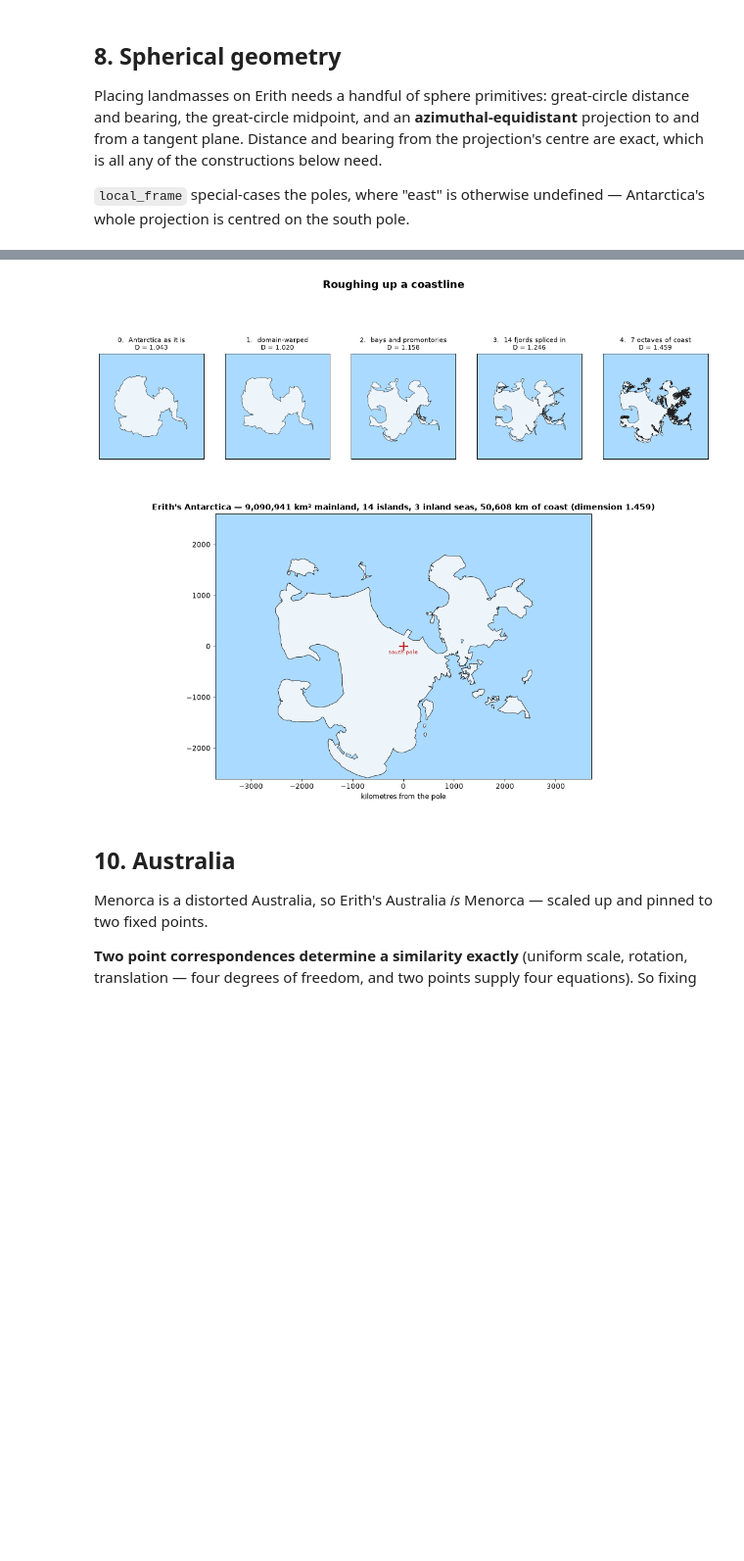
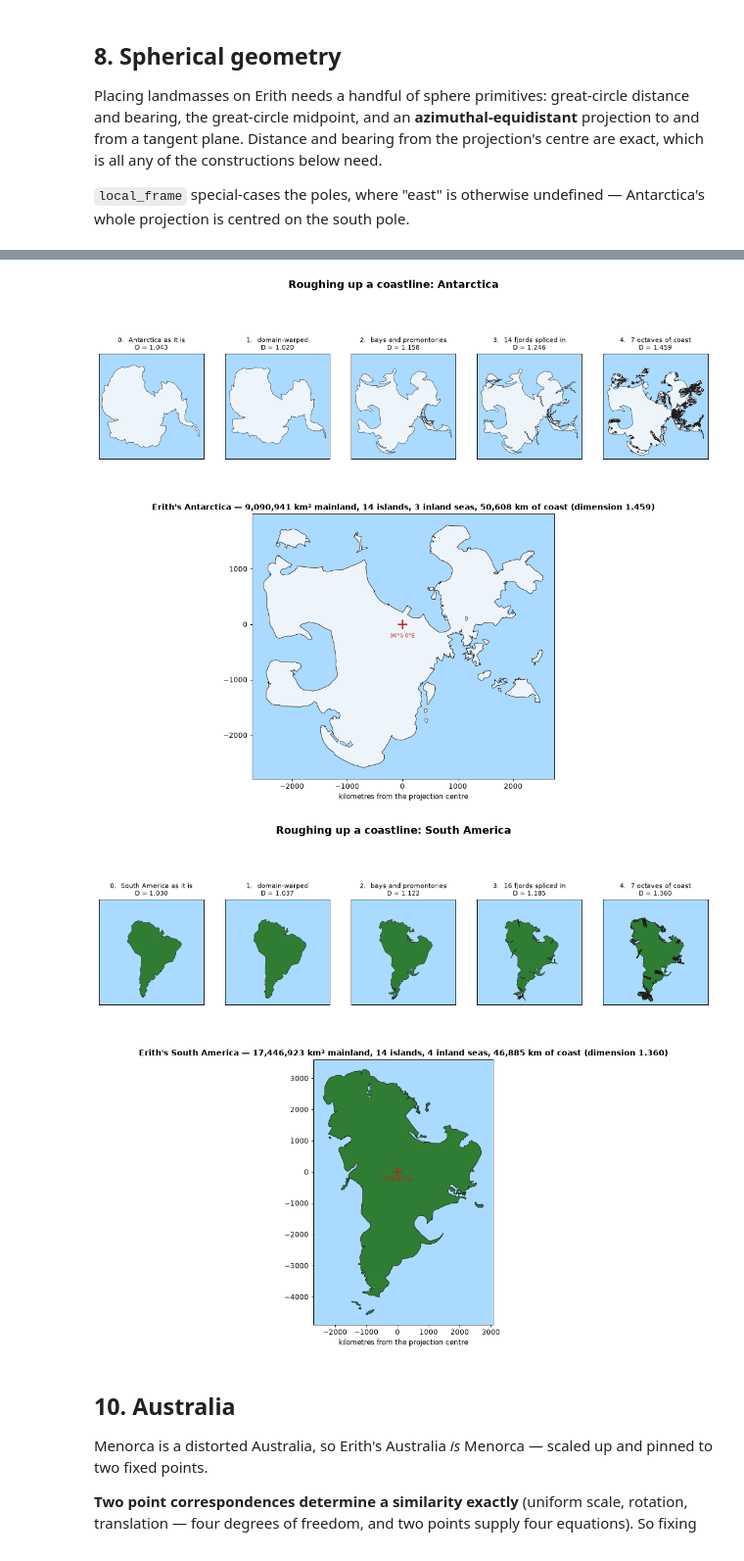
Before and after one commit to pmcray/erith, a Jupyter notebook: erith.ipynb, the cells around one changed output, grey strips where cells are left out. Shown at 98% size. Drawn from its saved outputs; the diff is of its cells as text; code cells hidden in the pictures; blank space fills up the shorter version.

```diff
--- a/erith.ipynb
+++ b/erith.ipynb
@@ -1526,5 +1538,6 @@ Africa) to 1.25 (Britain, Norway); this one is deliberately pushed past that.
 # %%
-ANTARCTICA = np.array([(2496, -1616), (2510, -1489), (2497, -1363),
+ANTARCTICA_BASE = dict(
+    centre=(0.0, -90.0), ring=np.array([(2496, -1616), (2510, -1489), (2497, -1363),
     (2483, -1259), (2443, -1193), (2410, -1114), (2362, -1028), (2352, -983),
     (2268, -961), (2163, -905), (2116, -830), (1983, -814), (1851, -788),
     (1757, -699), (1757, -567), (1754, -443), (1791, -372), (1844, -309),
@@ -1575,7 +1588,7 @@ ANTARCTICA = np.array([(2496, -1616), (2510, -1489), (2497, -1363),
     (1872, -1015), (1938, -1028), (2063, -1043), (2143, -1080),
     (2173, -1011), (2239, -1016), (2312, -1084), (2351, -1158),
     (2325, -1204), (2319, -1275), (2339, -1270), (2424, -1281),
-    (2450, -1379), (2431, -1462), (2481, -1544)])
+    (2450, -1379), (2431, -1462), (2481, -1544)]))
 
 
 def ring_area(xy):
@@ -1808,46 +1911,58 @@ Antarctica: mainland 9,090,941 km^2, 14 islands, 3 inland seas
 # %%
-def plot_antarctica(mass):
+def plot_fractal_landmass(mass):
     """The roughening, stage by stage, and the continent it produces."""
+    lim = 1.06 * max(np.abs(np.vstack(mass["land"])).max(),
+                     np.abs(np.vstack([s[1] for s in mass["stages"]])).max())
     stages = mass["stages"]
     fig = plt.figure(figsize=(16, 12))
     gs = fig.add_gridspec(2, len(stages), height_ratios=[0.62, 1.0], hspace=0.12)
-    lim = 3700
 
     for i, (title, ring) in enumerate(stages):
         ax = fig.add_subplot(gs[0, i])
         ax.set_facecolor(SEA_BLUE)
         ax.fill(ring[:, 0], ring[:, 1], facecolor=mass["colour"],
                 edgecolor="#1d1d1d", lw=0.5)
         ax.set(xlim=(-lim, lim), ylim=(-lim, lim), xticks=[], yticks=[])
         ax.set_aspect("equal")
         ax.set_title(f"{i}.  {title}\nD = {box_dimension(ring):.3f}", fontsize=9)
 
     ax = fig.add_subplot(gs[1, :])
     ax.set_facecolor(SEA_BLUE)
     for ring in mass["land"]:
         ax.fill(ring[:, 0], ring[:, 1], facecolor=mass["colour"],
                 edgecolor="#1d1d1d", lw=0.7, zorder=3)
     for ring in mass["water"]:
         ax.fill(ring[:, 0], ring[:, 1], facecolor=SEA_BLUE,
                 edgecolor="#1d1d1d", lw=0.5, zorder=4)
+    lon, lat = mass["crs_centre"]
     ax.plot([0], [0], marker="+", color="#c02020", ms=13, mew=2, zorder=6)
-    ax.text(0, -150, "south pole", color="#c02020", ha="center", fontsize=8, zorder=6)
+    ax.text(0, -160, f"{abs(lat):.0f}°{'S' if lat < 0 else 'N'} "
+                     f"{abs(lon):.0f}°{'W' if lon < 0 else 'E'}",
+            color="#c02020", ha="center", va="top", fontsize=8, zorder=6)
     st = mass["stats"]
-    ax.set(xlim=(-lim, lim), ylim=(-2600, 2600),
-           xlabel="kilometres from the pole")
+    # The stage strip is framed symmetrically so the panels compare; the main
+    # panel follows the continent, which may be nothing like square.
+    span = np.vstack(mass["land"])
+    pad = 0.04 * max(np.ptp(span[:, 0]), np.ptp(span[:, 1]))
+    ax.set(xlim=(span[:, 0].min() - pad, span[:, 0].max() + pad),
+           ylim=(span[:, 1].min() - pad, span[:, 1].max() + pad),
+           xlabel="kilometres from the projection centre")
     ax.set_aspect("equal")
-    ax.set_title(f"Erith's Antarctica — {st['mainland_km2']:,.0f} km² mainland, "
+    ax.set_title(f"Erith's {mass['name']} — {st['mainland_km2']:,.0f} km² mainland, "
                  f"{st['islands']} islands, {st['inland_seas']} inland seas, "
                  f"{st['coast_km']:,.0f} km of coast (dimension {st['dimension']:.3f})",
                  fontsize=12, fontweight="bold")
-    fig.suptitle("Roughing up a coastline", fontsize=15, fontweight="bold", y=0.955)
+    fig.suptitle(f"Roughing up a coastline: {mass['name']}",
+                 fontsize=15, fontweight="bold", y=0.955)
     return fig
 
 
-plot_antarctica(ANTARCTICA_MASS)
-plt.show()
+for mass in FRACTAL.values():
+    plot_fractal_landmass(mass)
+    plt.show()
 # %% [output]
-[figure, old version]
+[figure, new version]
+[figure, added]
 # %% [markdown]
 ## 10. Australia
 
```
Also changed, not shown: parts of 6 cells of this notebook.
